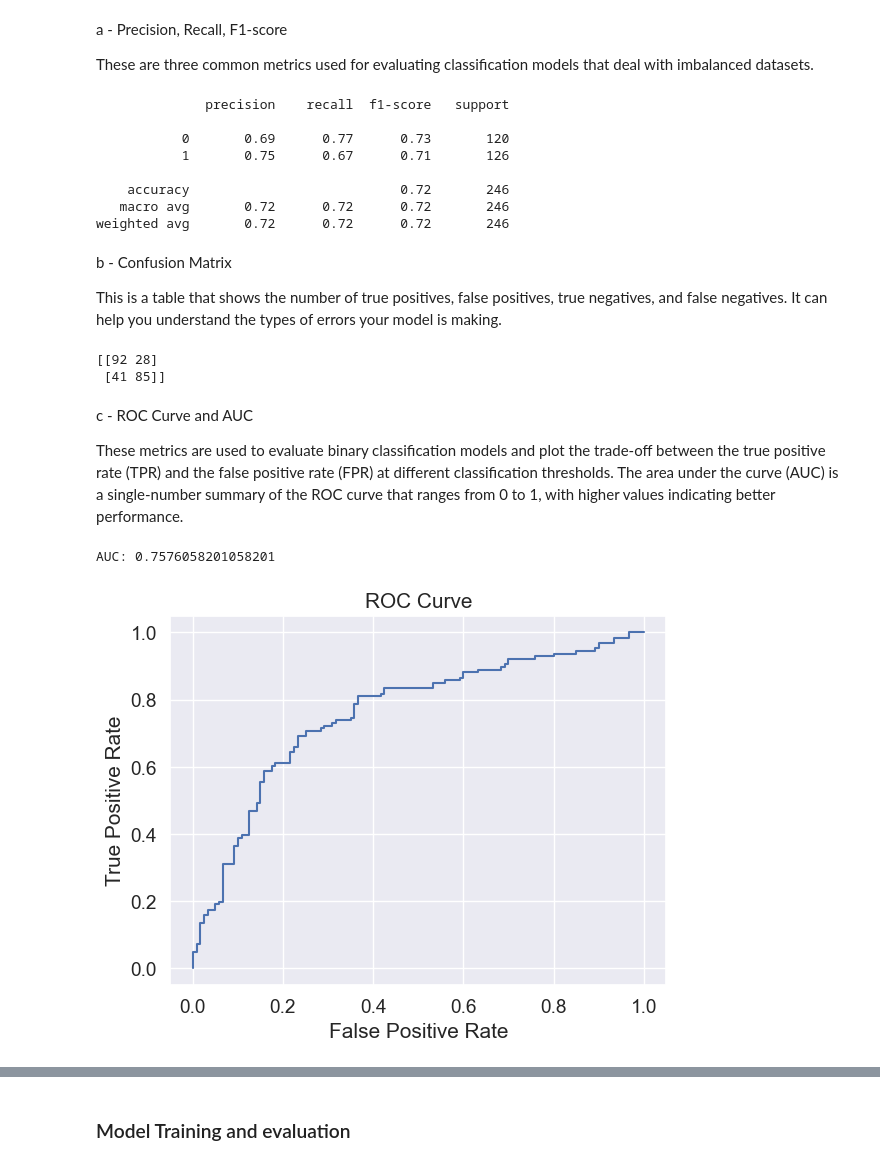
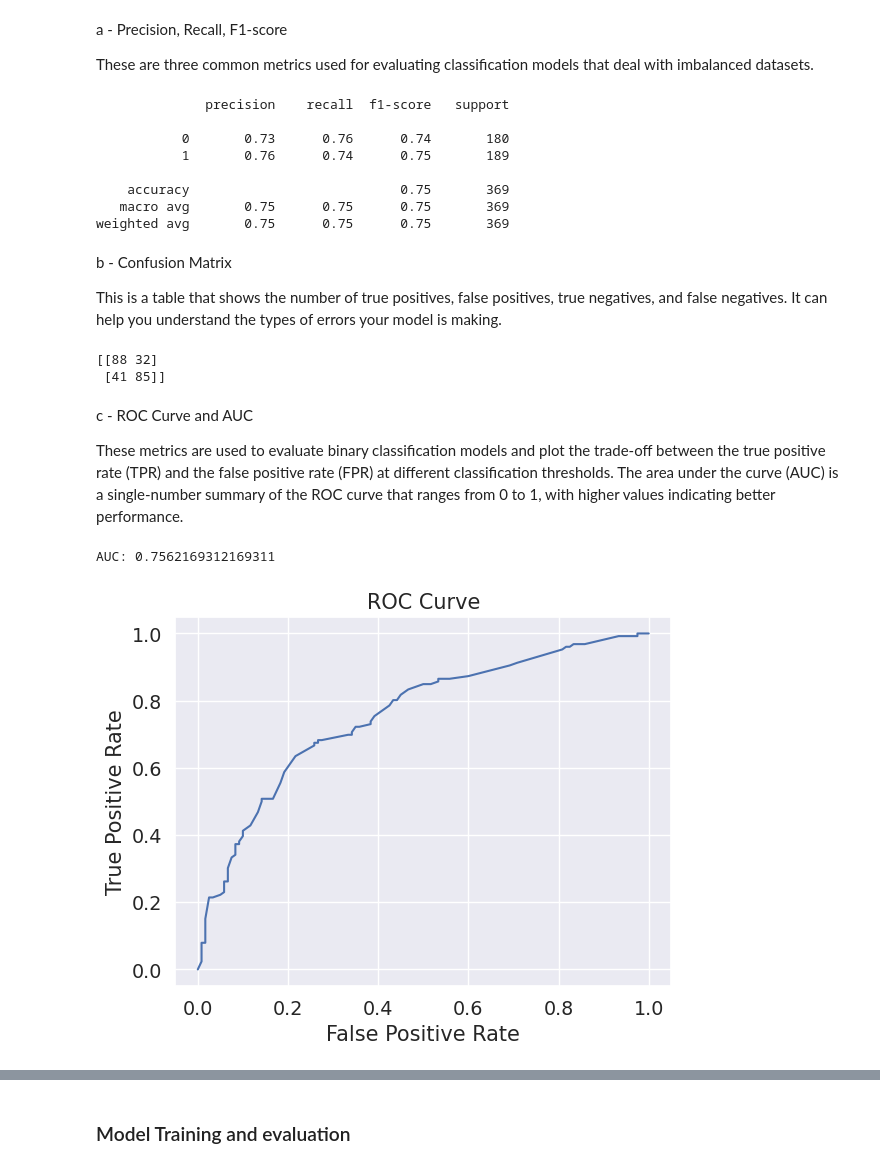
Before and after one commit to mezdourcheima/Machine-Learning-For-Mental-Health, a Jupyter notebook: Notebook.ipynb, the cells around one changed output, grey strips where cells are left out. Saved outputs shown, nothing was run; the diff lists cells and outputs as text; code cells hidden in the pictures.

```diff
--- a/Notebook.ipynb
+++ b/Notebook.ipynb
@@ -73,7 +73,7 @@ from sklearn.preprocessing import MinMaxScaler, StandardScaler
 # %% [markdown]
 #### Data Preprocessing
 # %%
-path = 'survey.csv'
+path = '/content/survey.csv'
 data = pd.read_csv(path)
 # %%
 data.head()
@@ -656,10 +636,10 @@ plt.show()
 # %% [markdown]
 ### Spliltting the dataset
 # %%
-X = df_clean.drop('treatment', axis=1)  # all columns except 'Treatment'
+X = df_clean[['family_history','care_options','benefits','obs_consequence','mental_health_interview','wellness_program']]
 y = df_clean['treatment']              # only 'Treatment' column
 
-X_train, X_test, y_train, y_test = train_test_split(X, y, test_size=0.2, random_state=42)
+X_train, X_test, y_train, y_test = train_test_split(X, y, test_size=0.3, random_state=42)
 # %% [markdown]
 #### Scaling and Normalization
 # %%
@@ -737,12 +709,12 @@ print(report)
 # %% [output]
               precision    recall  f1-score   support
 
-           0       0.69      0.77      0.73       120
-           1       0.75      0.67      0.71       126
+           0       0.73      0.76      0.74       180
+           1       0.76      0.74      0.75       189
 
-    accuracy                           0.72       246
-   macro avg       0.72      0.72      0.72       246
-weighted avg       0.72      0.72      0.72       246
+    accuracy                           0.75       369
+   macro avg       0.75      0.75      0.75       369
+weighted avg       0.75      0.75      0.75       369
 # %% [markdown]
 b - Confusion Matrix
 
@@ -754,7 +726,7 @@ from sklearn.metrics import confusion_matrix
 cm = confusion_matrix(y_test, y_pred)
 print(cm)
 # %% [output]
-[[92 28]
+[[88 32]
  [41 85]]
 # %% [markdown]
 c - ROC Curve and AUC
@@ -763,21 +735,21 @@ These metrics are used to evaluate binary classification models and plot the tra
 # %%
 from sklearn.metrics import roc_curve, roc_auc_score
 import matplotlib.pyplot as plt
 
 # Calculate probabilities for the testing data
 y_proba = model.predict_proba(X_test)[:,1]
 
 # Calculate ROC curve and AUC on the testing data
-fpr, tpr, thresholds = roc_curve(y_test, y_proba)
+fpr, tpr,threshold = roc_curve(y_test, y_proba)
 auc = roc_auc_score(y_test, y_proba)
 print("AUC:", auc)
 
 # Plot ROC curve
 plt.plot(fpr, tpr)
 plt.xlabel("False Positive Rate")
 plt.ylabel("True Positive Rate")
 plt.title("ROC Curve")
 plt.show()
 # %% [output]
-AUC: 0.7576058201058201
+AUC: 0.7562169312169311
-[figure, old version]
+[figure, new version]
```
Also changed, not shown: parts of 10 cells of this notebook.
